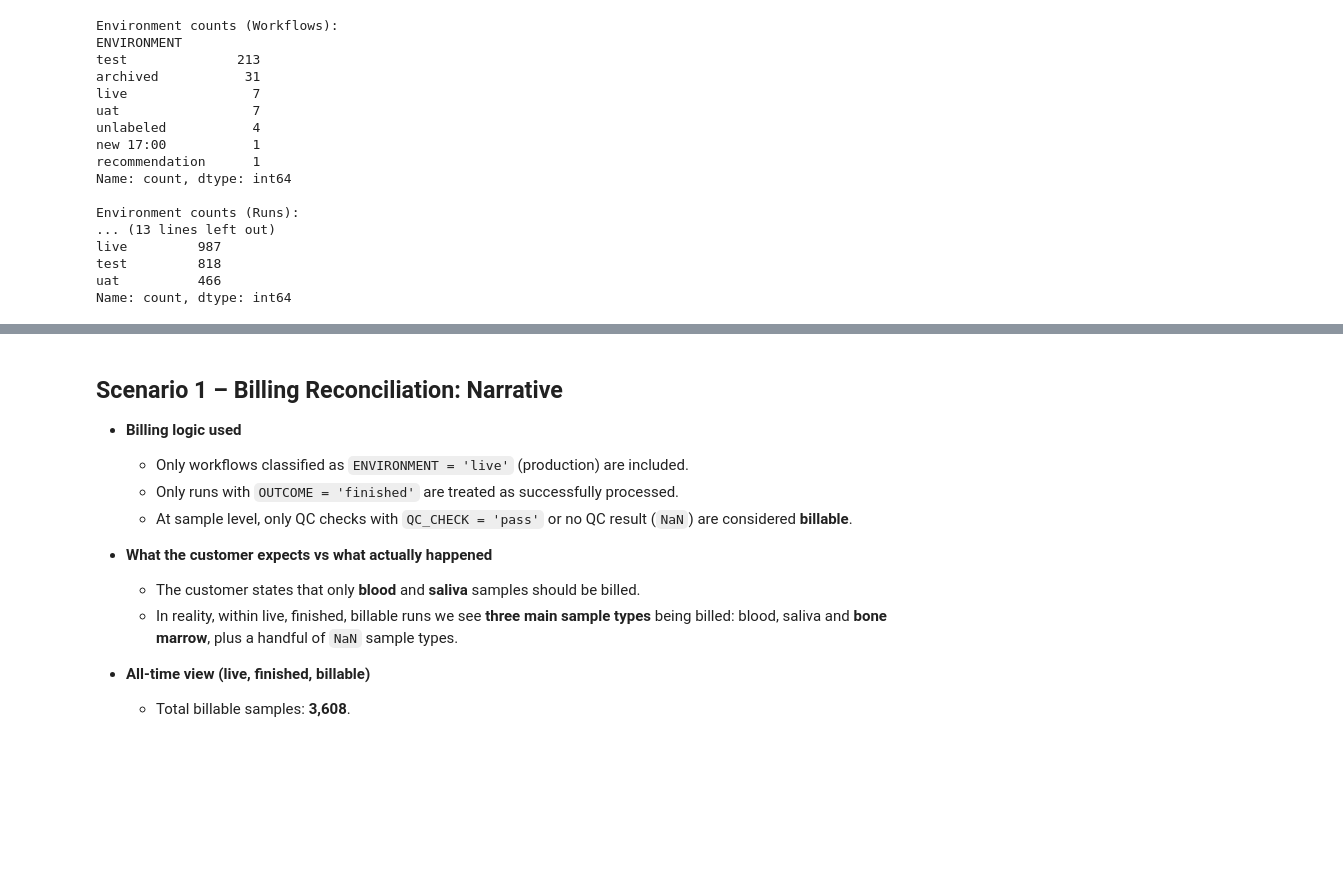
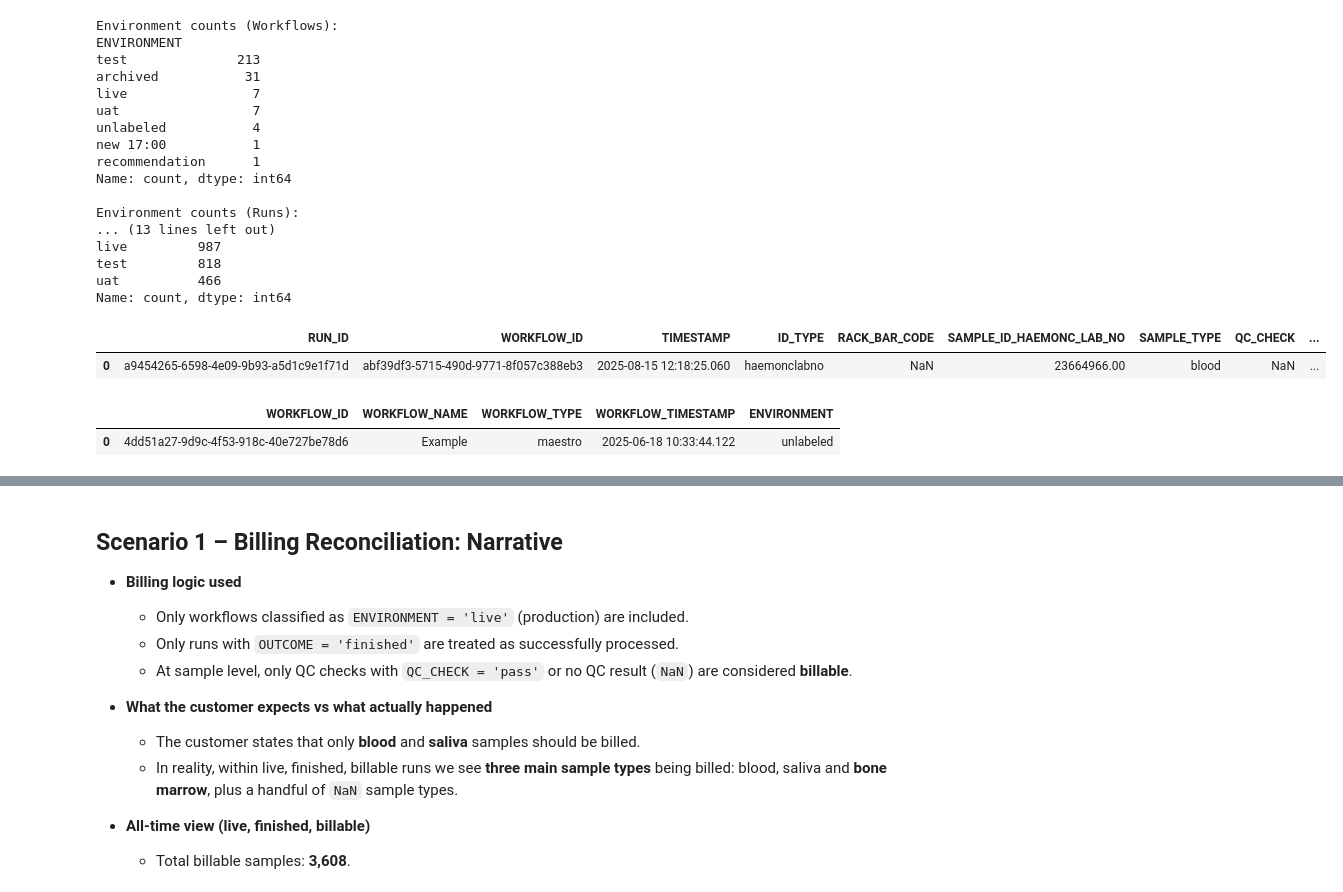
Before and after one commit to megpatakota/customer_data_analysis, a Jupyter notebook: main.ipynb, the cells around one changed output, grey strips where cells are left out. Saved outputs shown, nothing was run; the diff lists cells and outputs as text; code cells hidden in the pictures; blank space fills up the shorter version.

```diff
--- a/main.ipynb
+++ b/main.ipynb
@@ -42,13 +37,13 @@ pd.set_option('display.float_format', '{:.2f}'.format)
 # %%
-df_checks = pd.read_excel(
-    "data-analyst-technical-task-data.xlsx", sheet_name="QC Checks"
-)
-df_wfs = pd.read_excel("data-analyst-technical-task-data.xlsx", sheet_name="Workflows")
-df_runs = pd.read_excel("data-analyst-technical-task-data.xlsx", sheet_name="Runs")
-print(f"QC Checks: {df_checks.columns}, {df_checks.shape}")
-print(f"Workflows: {df_wfs.columns}, {df_wfs.shape}")
-print(f"Runs: {df_runs.columns}, {df_runs.shape}")
+# Load data from Excel file
+# Why: We need to load the raw data before any analysis can begin
+df_checks, df_wfs, df_runs = load_data("data-analyst-technical-task-data.xlsx")
 
+print(f"QC Checks: {df_checks.columns.tolist()}, {df_checks.shape}")
+print(f"Workflows: {df_wfs.columns.tolist()}, {df_wfs.shape}")
+print(f"Runs: {df_runs.columns.tolist()}, {df_runs.shape}")
+
+# Display sample rows to understand data structure
 display(df_checks.head(1))
 display(df_wfs.head(1))
 display(df_runs.head(1))
@@ -73,72 +189,52 @@ array(['maestro', 'python'], dtype=object)
 # %%
-# Convert timestamp columns to datetime
-df_checks['TIMESTAMP'] = pd.to_datetime(df_checks['TIMESTAMP'])
-df_wfs['WORKFLOW_TIMESTAMP'] = pd.to_datetime(df_wfs['WORKFLOW_TIMESTAMP'])
-df_runs['START_TIME'] = pd.to_datetime(df_runs['START_TIME'])
-df_runs['STOP_TIME'] = pd.to_datetime(df_runs['STOP_TIME'])
+# Prepare timestamps and classify environments
+# Why: Timestamp conversion enables time-based analysis (monthly grouping)
+# Why: Environment classification is critical for filtering production (LIVE) workflows
 
-# Helper to infer workflow environment from prefix
-ENVIRONMENT_KEYWORDS = [
-    ('live', 'live'),
-    ('success', 'live'),
-    ('testing', 'test'),
-    ('test', 'test'),
-    ('uat', 'uat'),
-    ('qa/uat', 'qa/uat'),
-    ('qa', 'qa'),
-    ('experimental', 'experimental'),
-    ('archive', 'archived'),
-    ('archived', 'archived'),
-    ('fail', 'failed')
-]
+# Convert timestamps to datetime objects
+df_checks, df_wfs, df_runs = prepare_timestamps(df_checks, df_wfs, df_runs)
 
-def infer_environment(workflow_name: str) -> str:
-    if pd.isna(workflow_name):
-        return 'unknown'
-    text = str(workflow_name).strip()
-    match = re.match(r'^\s*\[([^\]]+)\]', text)
-    candidate = match.group(1).strip().lower() if match else ''
-    search_space = candidate or text.lower()
-    for keyword, label in ENVIRONMENT_KEYWORDS:
-        if keyword in search_space:
-            return label
-    if candidate:
-        return candidate
-    return 'unlabeled'
+# Add environment classification to all tables
+df_wfs = add_environment_column(df_wfs, 'WORKFLOW_NAME')
+df_runs = add_environment_column(df_runs, 'WORKFLOW_NAME')
 
-# Derive environment columns across tables
-df_wfs['ENVIRONMENT'] = df_wfs['WORKFLOW_NAME'].apply(infer_environment)
-df_runs['ENVIRONMENT'] = df_runs['WORKFLOW_NAME'].apply(infer_environment)
-
-# Attach workflow metadata (including environment) to QC checks
+# Merge environment information into QC checks
 df_checks = df_checks.merge(
     df_wfs[['WORKFLOW_ID', 'WORKFLOW_NAME', 'WORKFLOW_TYPE', 'ENVIRONMENT']],
     on='WORKFLOW_ID',
     how='left',
     suffixes=('', '_WF')
 )
 
 print("Environment counts (Workflows):")
 print(df_wfs['ENVIRONMENT'].value_counts())
 print("\nEnvironment counts (Runs):")
 print(df_runs['ENVIRONMENT'].value_counts())
 print("\nEnvironment counts (QC Checks):")
 print(df_checks['ENVIRONMENT'].value_counts())
+
+display(df_checks.head(1))
+display(df_wfs.head(1))
+display(df_runs.head(1))
 # %% [output]
 Environment counts (Workflows):
 ENVIRONMENT
 test              213
 archived           31
 live                7
 uat                 7
 unlabeled           4
 new 17:00           1
 recommendation      1
 Name: count, dtype: int64
 
 Environment counts (Runs):
 ... (13 lines left out)
 live         987
 test         818
 uat          466
 Name: count, dtype: int64
+|  | RUN_ID | WORKFLOW_ID | TIMESTAMP | ID_TYPE | RACK_BAR_CODE | SAMPLE_ID_HAEMONC_LAB_NO | SAMPLE_TYPE | QC_CHECK | ... |
+| 0 | a9454265-6598-4e09-9b93-a5d1c9e1f71d | abf39df3-5715-490d-9771-8f057c388eb3 | 2025-08-15 12:18:25.060 | haemonclabno | NaN | 23664966.00 | blood | NaN | ... |
+|  | WORKFLOW_ID | WORKFLOW_NAME | WORKFLOW_TYPE | WORKFLOW_TIMESTAMP | ENVIRONMENT |
+| 0 | 4dd51a27-9d9c-4f53-918c-40e727be78d6 | Example | maestro | 2025-06-18 10:33:44.122 | unlabeled |
```
Also changed, not shown: parts of 24 cells of this notebook, 12 other files.
